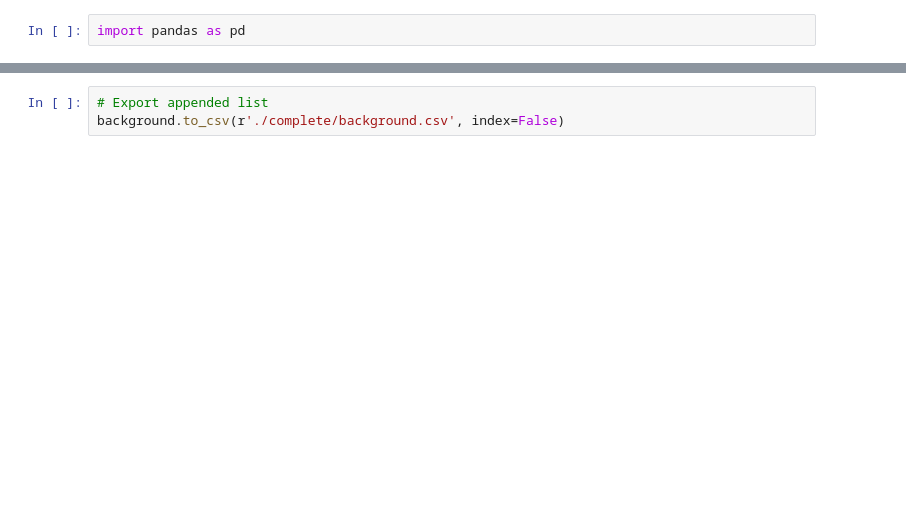
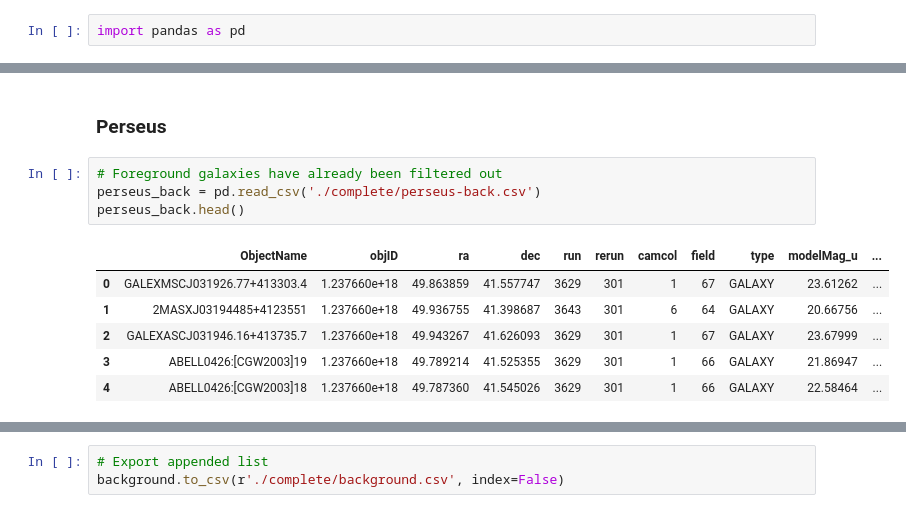
Before and after one commit to danbanan/Perseus-vs-background, a Jupyter notebook: background-filter.ipynb, the cells around one changed output, grey strips where cells are left out. Saved outputs shown, nothing was run; the diff lists cells and outputs as text; blank space fills up the shorter version.

```diff
--- a/background-filter.ipynb
+++ b/background-filter.ipynb
@@ -76,0 +71,13 @@ background.head()
+# %% [markdown]
+### Perseus
+# %%
+# Foreground galaxies have already been filtered out
+perseus_back = pd.read_csv('./complete/perseus-back.csv')
+perseus_back.head()
+# %% [output]
+|  | ObjectName | objID | ra | dec | run | rerun | camcol | field | type | modelMag_u | ... |
+| 0 | GALEXMSCJ031926.77+413303.4 | 1.237660e+18 | 49.863859 | 41.557747 | 3629 | 301 | 1 | 67 | GALAXY | 23.61262 | ... |
+| 1 | 2MASXJ03194485+4123551 | 1.237660e+18 | 49.936755 | 41.398687 | 3643 | 301 | 6 | 64 | GALAXY | 20.66756 | ... |
+| 2 | GALEXASCJ031946.16+413735.7 | 1.237660e+18 | 49.943267 | 41.626093 | 3629 | 301 | 1 | 67 | GALAXY | 23.67999 | ... |
+| 3 | ABELL0426:[CGW2003]19 | 1.237660e+18 | 49.789214 | 41.525355 | 3629 | 301 | 1 | 66 | GALAXY | 21.86947 | ... |
+| 4 | ABELL0426:[CGW2003]18 | 1.237660e+18 | 49.787360 | 41.545026 | 3629 | 301 | 1 | 66 | GALAXY | 22.58464 | ... |
```
Also changed, not shown: parts of 14 cells of this notebook, 8 other files.
